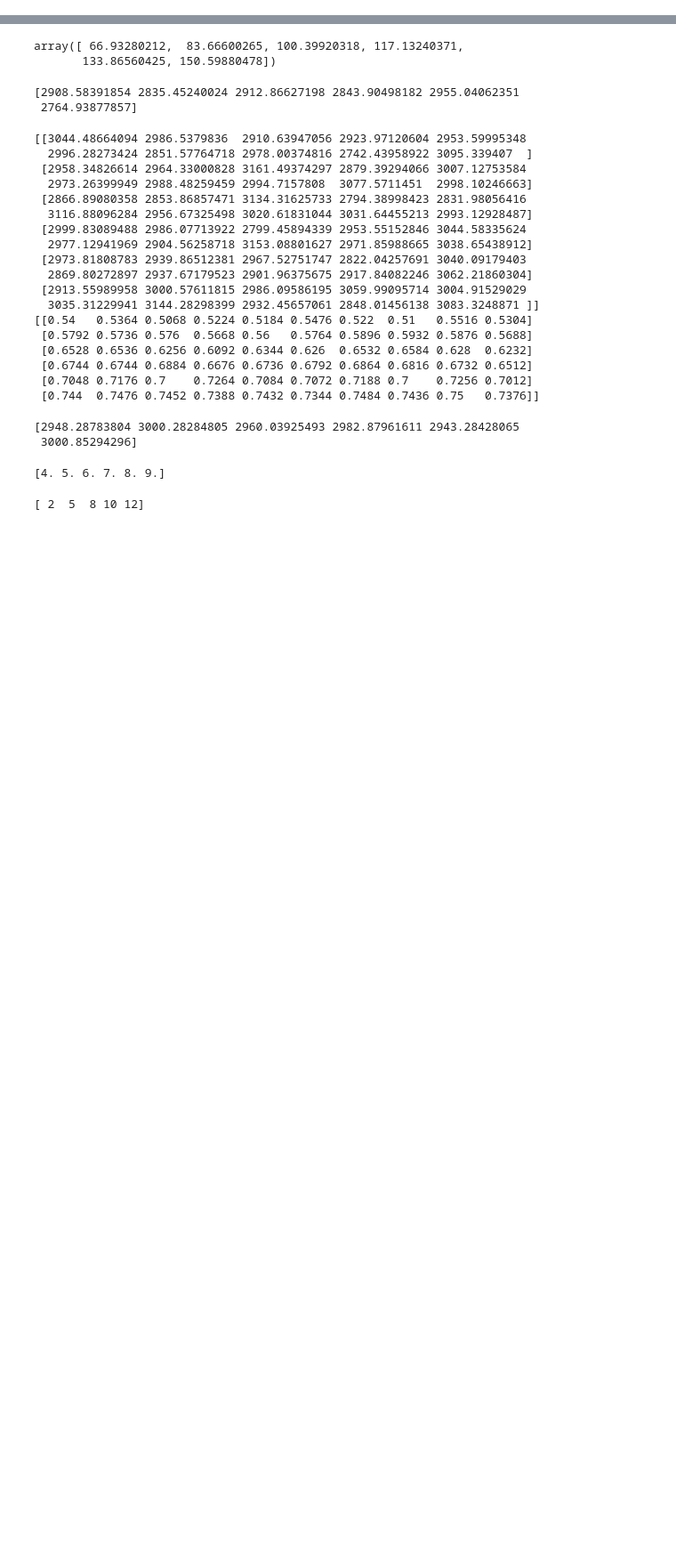
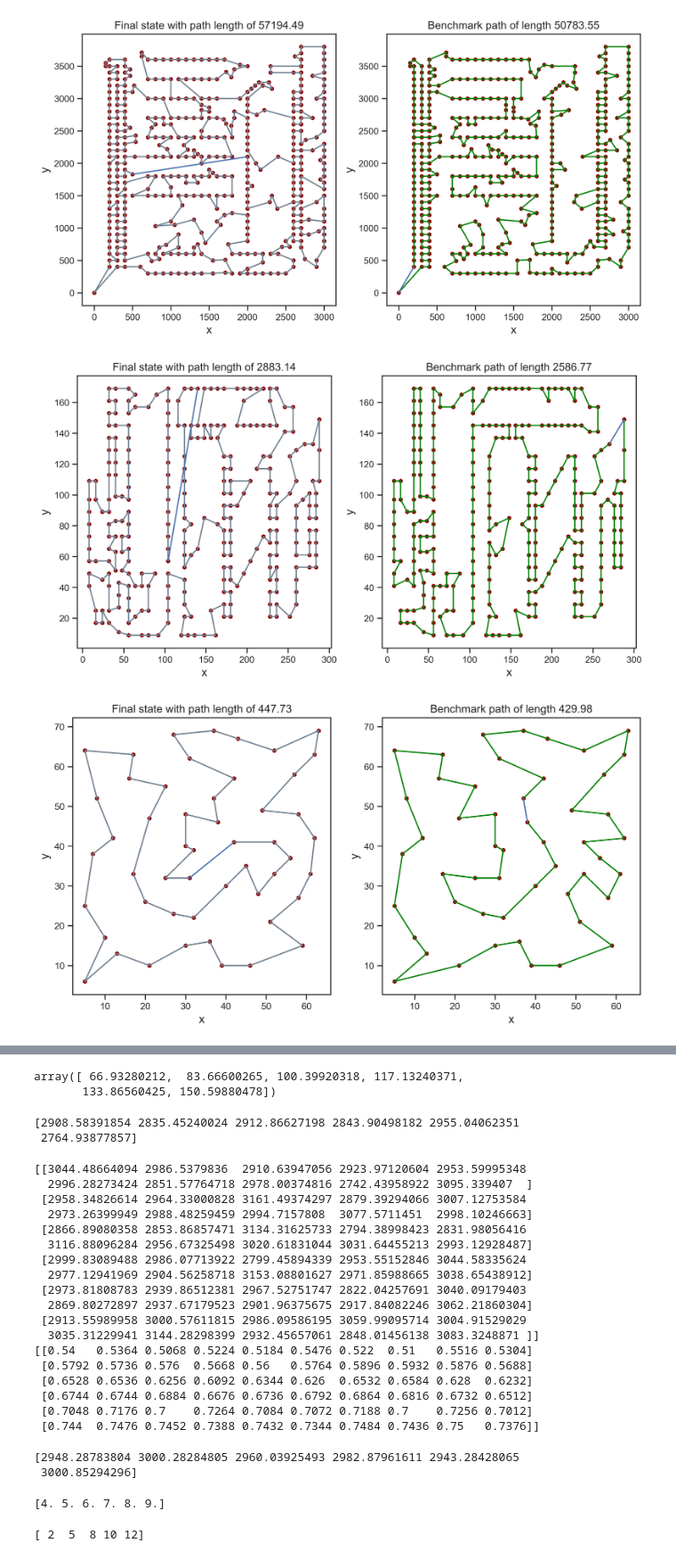
Before and after one commit to loonatick-src/stochastic-sim-3, a Jupyter notebook: tests_Valya.ipynb, the cells around one changed output, grey strips where cells are left out. Shown at 89% size. Saved outputs shown, nothing was run; the diff lists cells and outputs as text; code cells hidden in the pictures; blank space fills up the shorter version.

```diff
--- a/tests_Valya.ipynb
+++ b/tests_Valya.ipynb
@@ -204,0 +259,36 @@ print(abs_min_costs)
+# %%
+# pcb442 TODO: Plot subplots with benchmark solution and corresponding cost
+
+cost_function, dcost_function = COST_FUNCTION_PAIRS[2]
+node_count = cost_function.D.shape[1]
+
+cr = 0.975
+cooling_schedule = GeometricCoolingSchedule(cr)
+mkov_transition = random_two_opt_transition
+state_constructor = Lin2opt
+
+c = 5
+T_initial = c * np.sqrt(node_count)
+
+chain_length = 4000
+chain_count = 300
+
+rng = generate_rngs(1)[0]
+
+args = (cost_function, StoppingCriterion.MKOV_CHAIN_COUNT, CostProbing.ACCEPTED, chain_count)
+
+sa_system = SAMinimizer(mkov_transition, dcost_function, cooling_schedule, rng.uniform, state_constructor)
+
+npz_filename = "Final_path_cost_pcb442.npz"
+npz_filepath = save_path(npz_filename)
+
+if not exists(npz_filepath):
+    X0 = np.random.permutation(node_count)
+    sa_system.run(chain_length, T_initial, X0, cost_function, StoppingCriterion.MKOV_CHAIN_COUNT, CostProbing.ACCEPTED, chain_count)
+    min_cost = sa_system.min_cost
+    min_cost_state = sa_system.min_cost_state
+    np.savez(npz_filepath, min_cost, min_cost_state)
+else:
+    save_data = np.load(npz_filepath)
+    min_cost = save_data['arr_0']
+    min_cost_state = save_data['arr_1']
@@ -204,0 +371,8 @@ print(abs_min_costs)
+# %%
+final_state_vs_benchmark_plotter(simulated_data = "Final_path_cost_pcb442.npz", title = "Final_path_pcb442.pdf")
+final_state_vs_benchmark_plotter(simulated_data = "Final_path_cost_a280.npz", title = "Final_path_a280.pdf")
+final_state_vs_benchmark_plotter(simulated_data = "Final_path_cost_eil51.npz", title = "Final_path_eil51.pdf")
+# %% [output]
+[figure, added]
+[figure, added]
+[figure, added]
```
Also changed, not shown: parts of 32 cells of this notebook, 19 other files.
